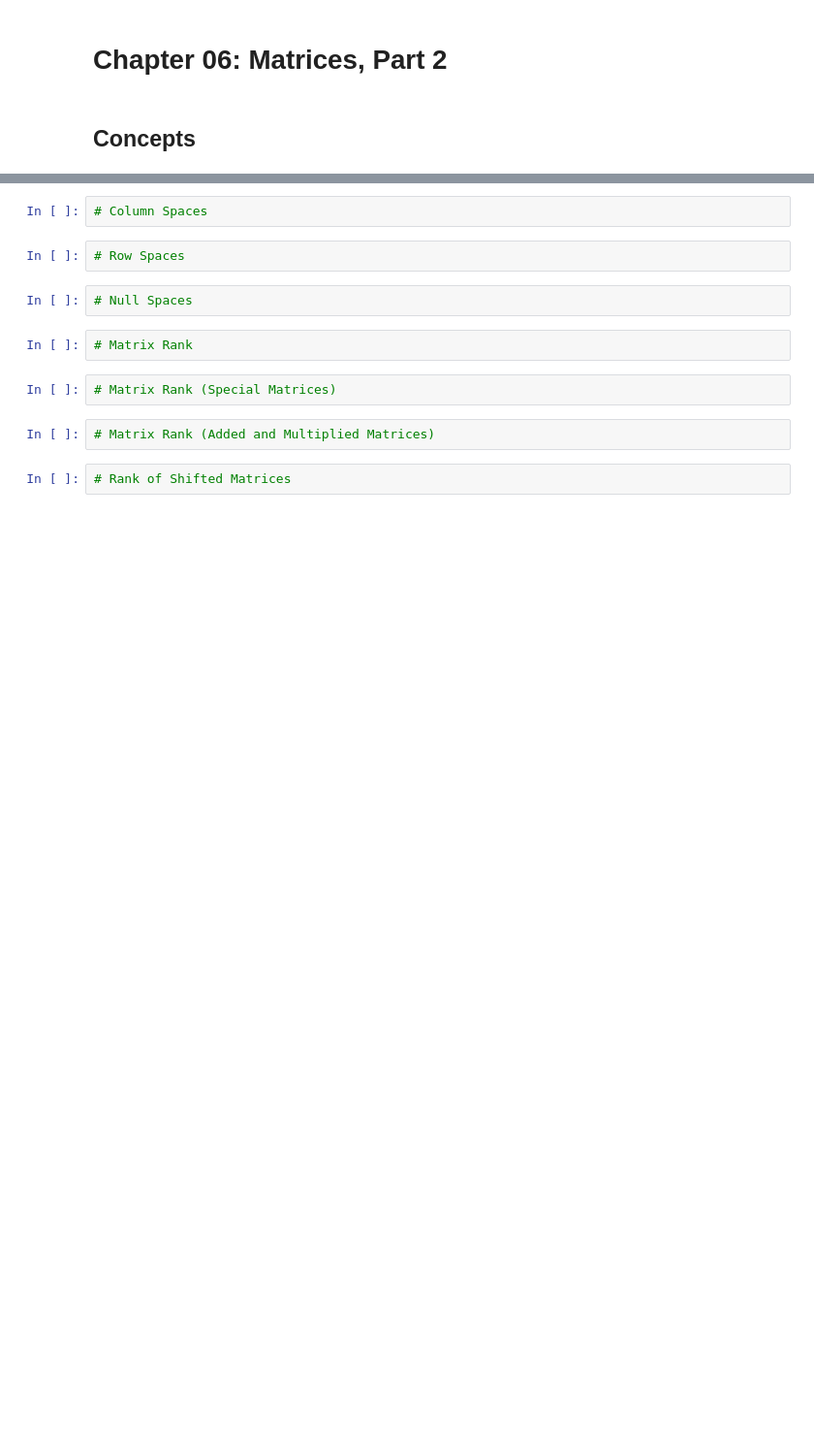
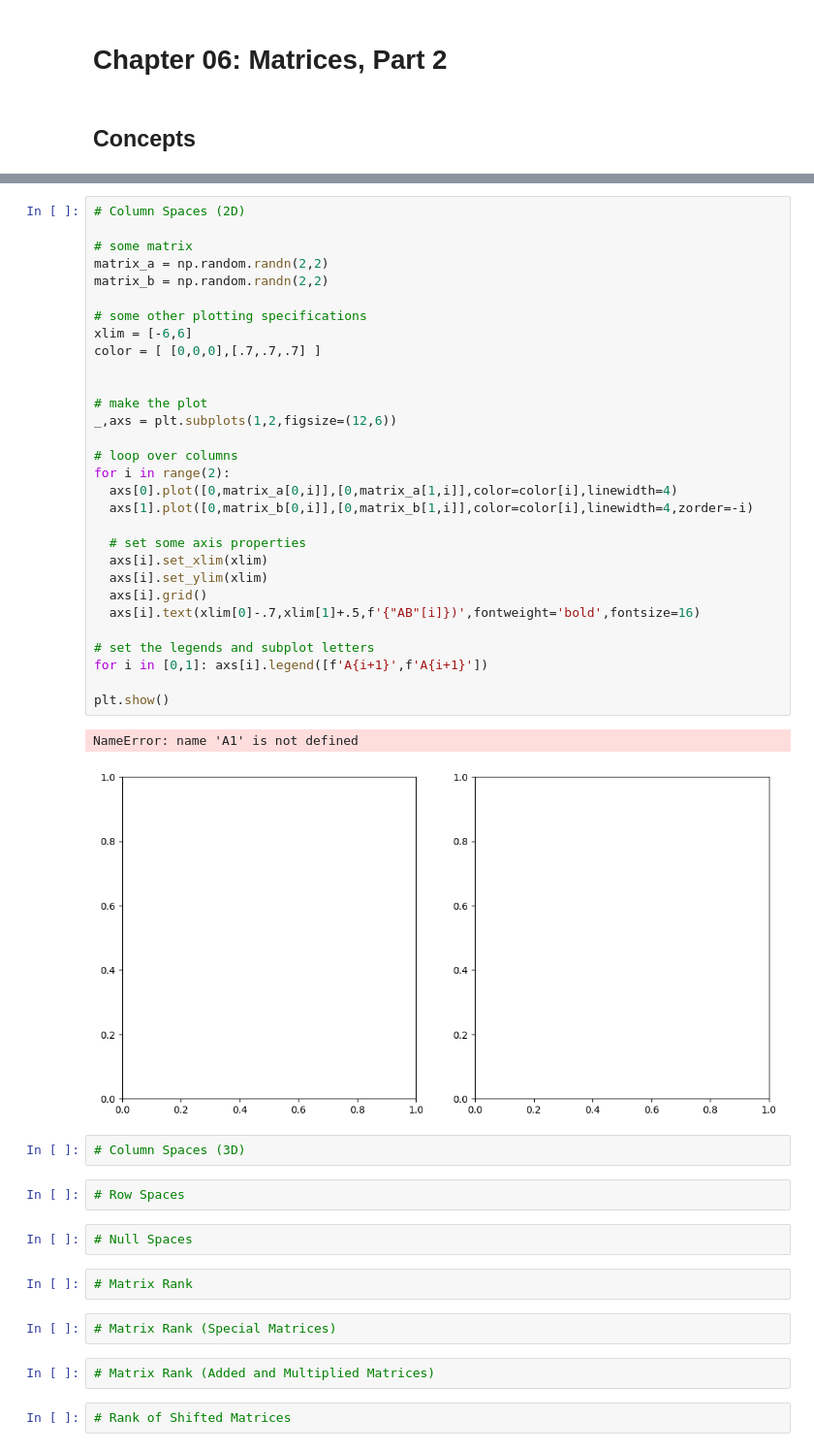
Before and after one commit to MiesnerJacob/practical-linear-algebra-for-data-science, a Jupyter notebook: 06-matrices-pt2.ipynb, the cells around one changed output, grey strips where cells are left out. Shown at 97% size. Cells and saved outputs as stored; diff of their text form; blank space fills up the shorter version.

```diff
--- a/06-matrices-pt2.ipynb
+++ b/06-matrices-pt2.ipynb
@@ -9,5 +90,38 @@
+# %%
+# Column Spaces (2D)
+
+# some matrix
+matrix_a = np.random.randn(2,2)
+matrix_b = np.random.randn(2,2)
+
+# some other plotting specifications
+xlim = [-6,6]
+color = [ [0,0,0],[.7,.7,.7] ]
+
+
+# make the plot
+_,axs = plt.subplots(1,2,figsize=(12,6))
+
+# loop over columns
+for i in range(2):
+  axs[0].plot([0,matrix_a[0,i]],[0,matrix_a[1,i]],color=color[i],linewidth=4)
+  axs[1].plot([0,matrix_b[0,i]],[0,matrix_b[1,i]],color=color[i],linewidth=4,zorder=-i)
+
+  # set some axis properties
+  axs[i].set_xlim(xlim)
+  axs[i].set_ylim(xlim)
+  axs[i].grid()
+  axs[i].text(xlim[0]-.7,xlim[1]+.5,f'{"AB"[i]})',fontweight='bold',fontsize=16)
+
+# set the legends and subplot letters
+for i in [0,1]: axs[i].legend([f'A{i+1}',f'A{i+1}'])
+
+plt.show()
+# %% [output]
+NameError: name 'A1' is not defined
+[figure, added]
 # %%
-# Column Spaces
+# Column Spaces (3D)
 # %%
 # Row Spaces
 # %%
```
Also changed, not shown: parts of 6 cells of this notebook.
